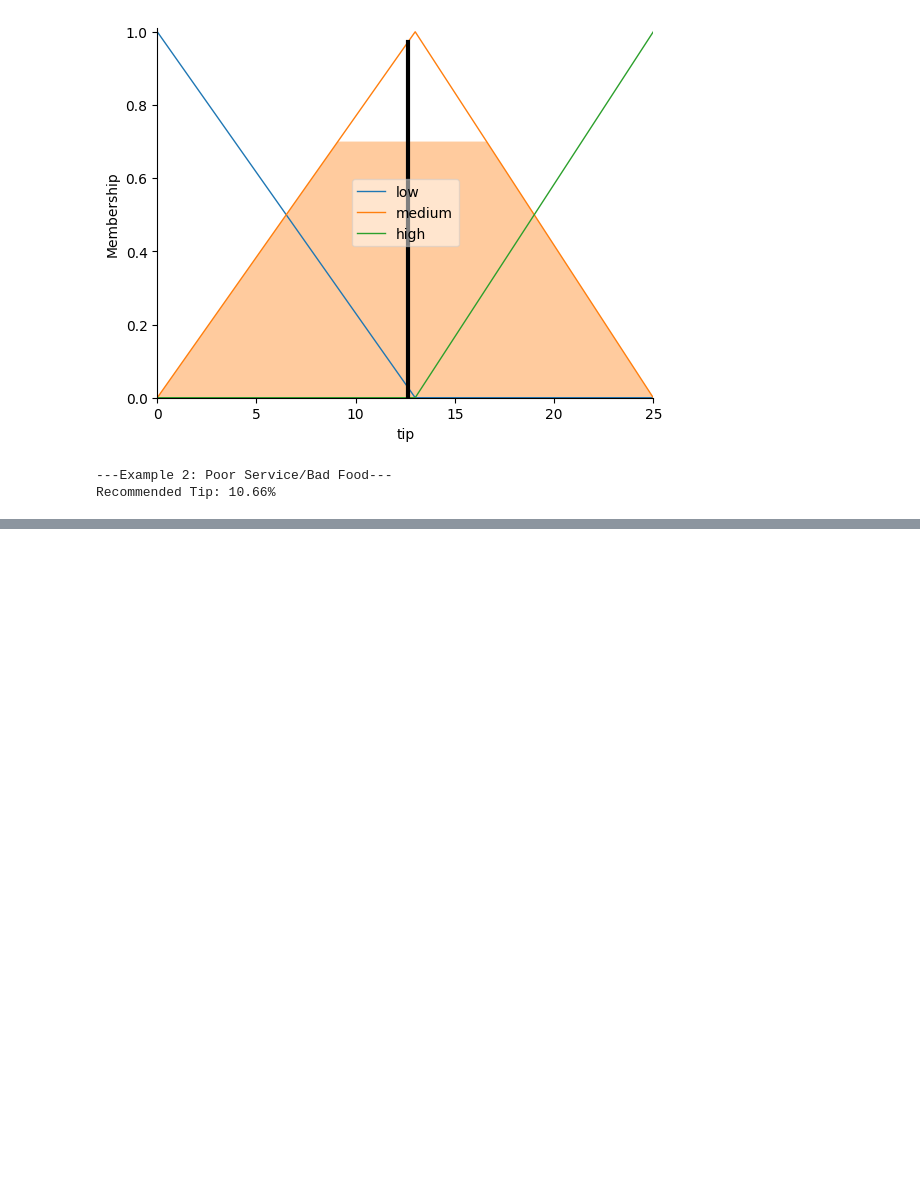
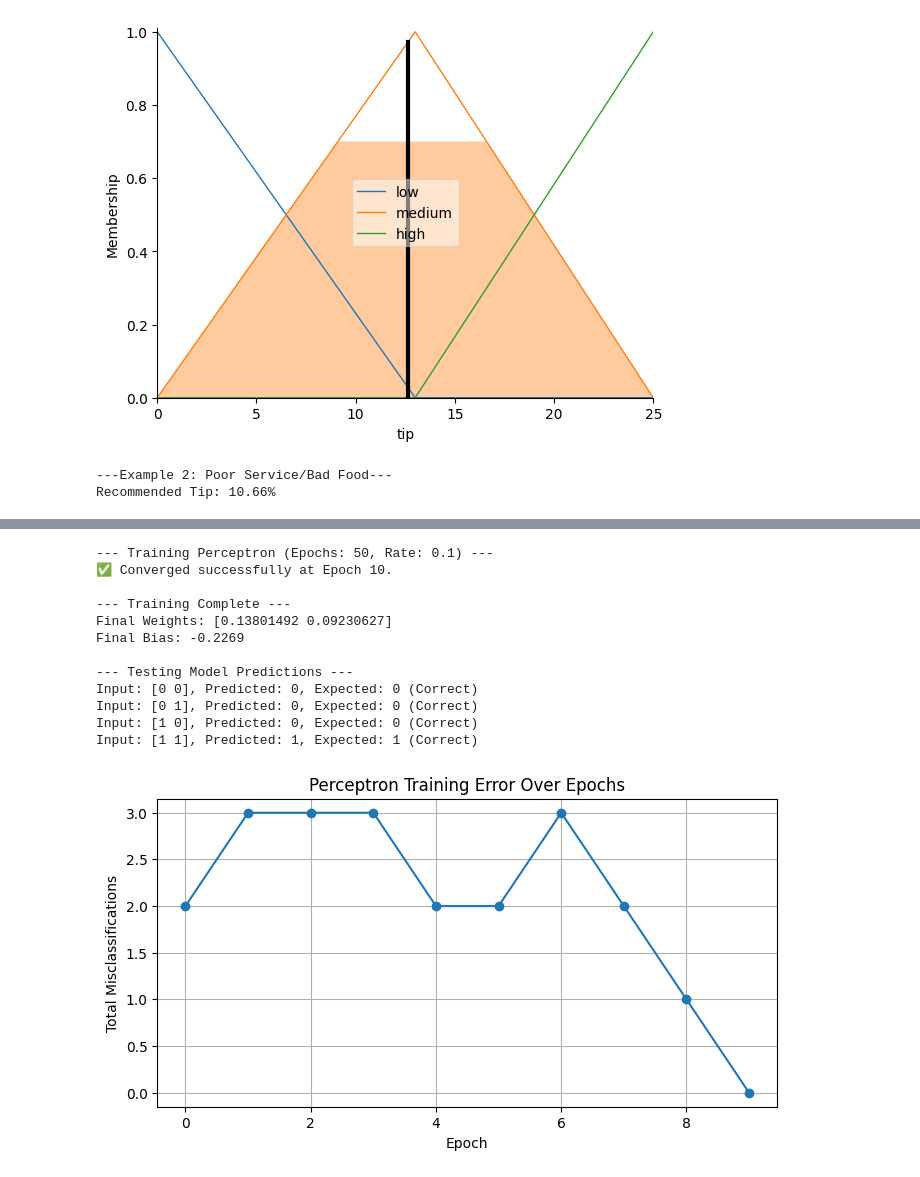
Before and after one commit to charujhagrawat20/StackIt, a Jupyter notebook: Prac1.ipynb, the cells around one changed output, grey strips where cells are left out. Drawn from its saved outputs; the diff is of its cells as text; code cells hidden in the pictures; blank space fills up the shorter version.

```diff
--- a/Prac1.ipynb
+++ b/Prac1.ipynb
@@ -107,0 +122,72 @@ Recommended Tip: 10.66%
+# %%
+import numpy as np
+import matplotlib.pyplot as plt
+def step_function(weighted_sum):
+    return 1 if weighted_sum >= 0 else 0
+class Perceptron:
+    def __init__(self, num_inputs, learning_rate=0.1, max_epochs=100):
+        self.weights = np.random.uniform(low=-0.5, high=0.5, size=num_inputs)
+        self.bias = np.random.uniform(low=-0.5, high=0.5, size=1)
+        self.learning_rate = learning_rate
+        self.max_epochs = max_epochs
+        self.errors = []
+    def predict(self, inputs):
+        weighted_sum = np.dot(inputs, self.weights) + self.bias
+        return step_function(weighted_sum)
+    def train(self, training_inputs, labels):
+        print(f"--- Training Perceptron (Epochs: {self.max_epochs}, Rate: {self.learning_rate}) ---")
+        for epoch in range(self.max_epochs):
+            total_error = 0
+            for inputs, label in zip(training_inputs, labels):
+                prediction = self.predict(inputs)
+                error = label - prediction
+                total_error += abs(error)
+                if error != 0:
+                    self.weights += self.learning_rate * error * inputs
+                    self.bias += self.learning_rate * error * 1 # Bias update
+            self.errors.append(total_error)
+            if total_error == 0:
+                print(f"✅ Converged successfully at Epoch {epoch + 1}.")
+                break
+            if (epoch + 1) % 10 == 0:
+                 print(f"Epoch {epoch + 1}/{self.max_epochs}, Total Error: {total_error}")
+        print("\n--- Training Complete ---")
+        print(f"Final Weights: {self.weights}")
+        print(f"Final Bias: {self.bias[0]:.4f}")
+X_train = np.array([
+    [0, 0], # Input 1
+    [0, 1], # Input 2
+    [1, 0], # Input 3
+    [1, 1]  # Input 4
+])
+y_train = np.array([0, 0, 0, 1])
+perceptron = Perceptron(num_inputs=X_train.shape[1], learning_rate=0.1, max_epochs=50)
+perceptron.train(X_train, y_train)
+print("\n--- Testing Model Predictions ---")
+test_cases = X_train
+test_labels = y_train
+for inputs, expected in zip(test_cases, test_labels):
+    prediction = perceptron.predict(inputs)
+    status = "Correct" if prediction == expected else "Incorrect"
+    print(f"Input: {inputs}, Predicted: {prediction}, Expected: {expected} ({status})")
+plt.figure(figsize=(8, 4))
+plt.plot(perceptron.errors, marker='o')
+plt.title('Perceptron Training Error Over Epochs')
+plt.xlabel('Epoch')
+plt.ylabel('Total Misclassifications')
+plt.grid(True)
+plt.show()
+# %% [output]
+--- Training Perceptron (Epochs: 50, Rate: 0.1) ---
+✅ Converged successfully at Epoch 10.
+
+--- Training Complete ---
+Final Weights: [0.13801492 0.09230627]
+Final Bias: -0.2269
+
+--- Testing Model Predictions ---
+Input: [0 0], Predicted: 0, Expected: 0 (Correct)
+Input: [0 1], Predicted: 0, Expected: 0 (Correct)
+Input: [1 0], Predicted: 0, Expected: 0 (Correct)
+Input: [1 1], Predicted: 1, Expected: 1 (Correct)
+[figure, added]
```
Also changed, not shown: parts of 4 cells of this notebook.
